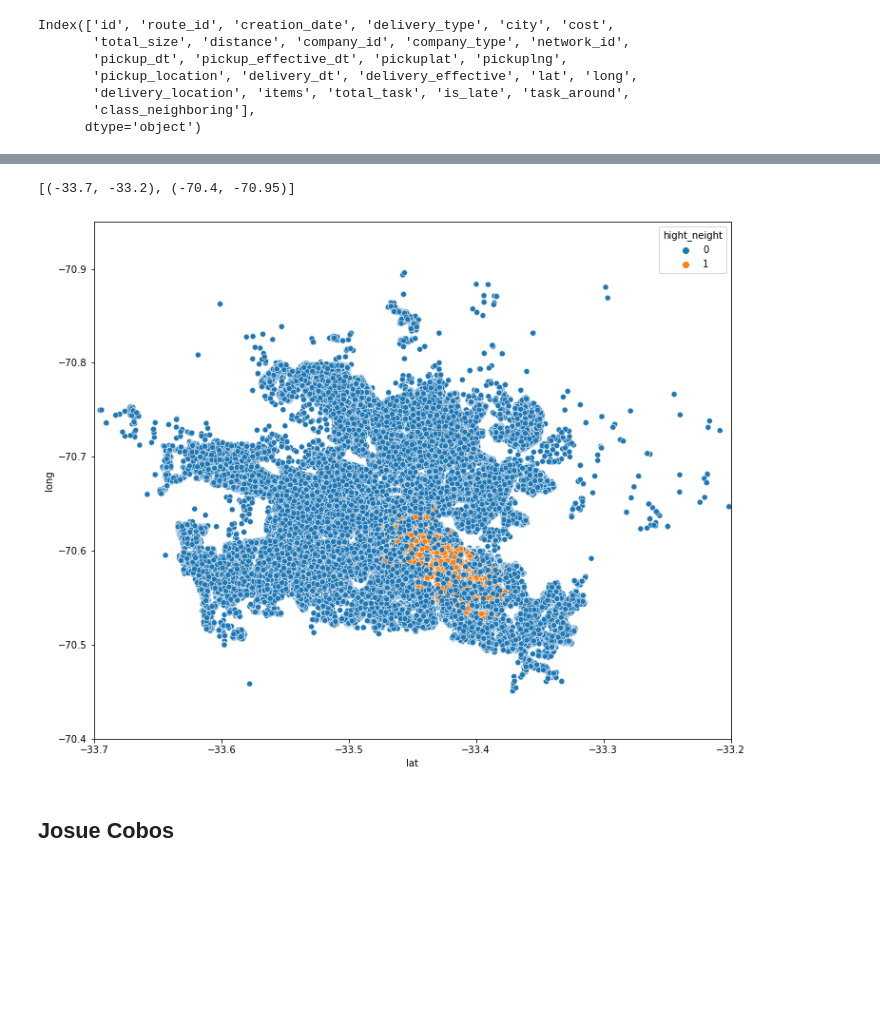
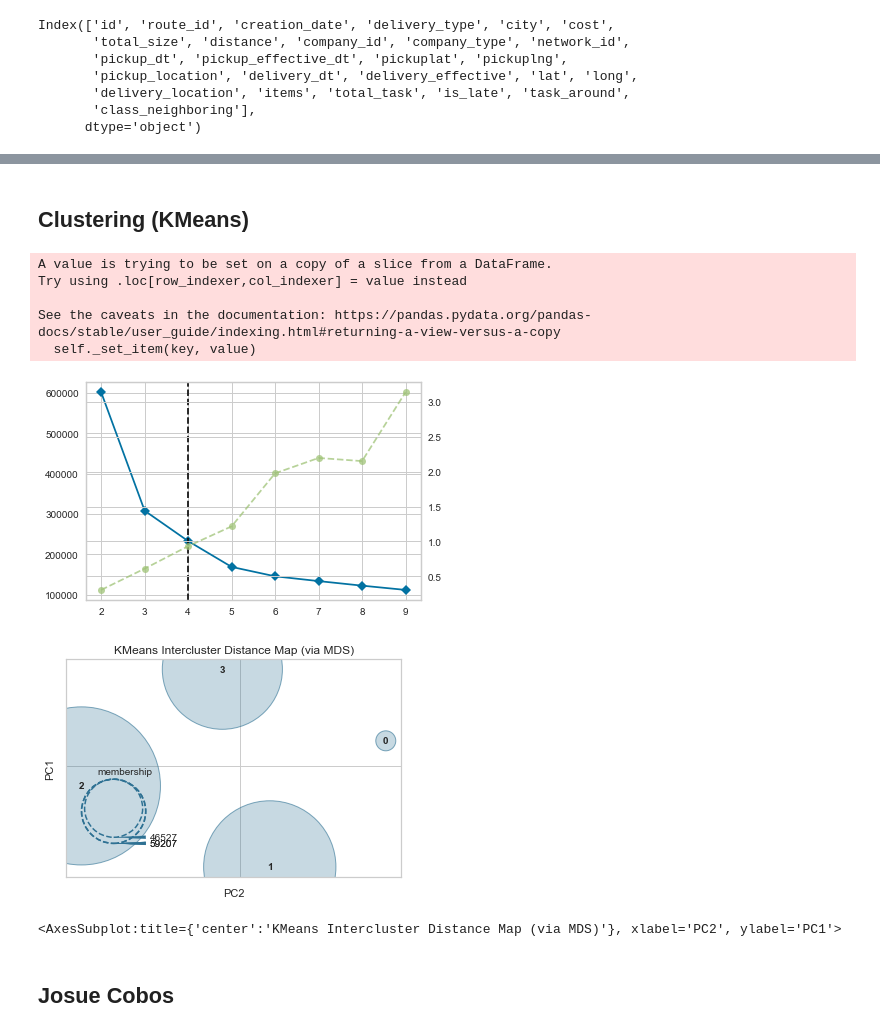
Before and after one commit to enmanuel-mag/ICD-Proyect, a Jupyter notebook: Proyect/notebooks/icd.ipynb, the cells around one changed output, grey strips where cells are left out. Saved outputs shown, nothing was run; the diff lists cells and outputs as text; code cells hidden in the pictures; blank space fills up the shorter version.

Commit message:
Add initia clustering

```diff
--- a/Proyect/notebooks/icd.ipynb
+++ b/Proyect/notebooks/icd.ipynb
@@ -377,7 +349,58 @@ df_t['hight_neight'] = np.where((df['task_around'] >= 300) & (df['task_around']
-# %%
-plt.figure(figsize=(12,10))
-plt.tight_layout()
-sns.scatterplot(data=df_t[['hight_neight', 'lat', 'long']], x='lat', y='long', hue='hight_neight').set(xlim=(-33.7,-33.2), ylim=(-70.4,-70.95))
-# %% [output]
-[(-33.7, -33.2), (-70.4, -70.95)]
-[figure, removed]
+# %% [markdown]
+## Clustering (KMeans)
+# %%
+RAMDOM_SEED = 2048
+features = [
+  'delivery_type', 'total_size', 'distance',
+  'delivery_dt', 'lat', 'long', 'task_around',
+
+  'pickup_effective_dt', 'city', 'total_task', 'cost'
+]
+stad_cols = ['total_size', 'distance','task_around', 'cost']
+stad_dist = ['lat', 'long']
+stad_dt = ['delivery_dt', 'pickup_effective_dt']
+convert_std = True
+# %%
+dff = df[features]
+dff.delivery_type = df.delivery_type.astype('category').cat.codes
+dff.total_size = df.total_size.astype('category').cat.codes
+df.delivery_dt = df.delivery_dt.view('i8')
+df.pickup_effective_dt = df.pickup_effective_dt.view('i8')
+df.delivery_effective = df.delivery_effective.view('i8')
+
+if convert_std:
+  scaler = MinMaxScaler(feature_range=(0, 10))
+  df[stad_cols] = scaler.fit_transform(dff[stad_cols])
+
+  scaler_dist = MinMaxScaler(feature_range=(0, 10))
+  df[stad_dist] = scaler_dist.fit_transform(dff[stad_dist])
+
+  scaler_dt = MinMaxScaler(feature_range=(0, 1e4))
+  df[stad_dt] = scaler_dt.fit_transform(dff[stad_dt])
+# %% [output]
+A value is trying to be set on a copy of a slice from a DataFrame.
+Try using .loc[row_indexer,col_indexer] = value instead
+
+See the caveats in the documentation: https://pandas.pydata.org/pandas-docs/stable/user_guide/indexing.html#returning-a-view-versus-a-copy
+  self._set_item(key, value)
+# %%
+model = KMeans(init='k-means++', random_state=RAMDOM_SEED)
+try:
+  visualizer = KElbowVisualizer(model, k=(2,10), timings=True)
+  visualizer.fit(dff)
+  visualizer
+except:
+  pass
+# %% [output]
+[figure, added]
+# %%
+model = KMeans(n_clusters=visualizer.elbow_value_, init='k-means++', random_state=RAMDOM_SEED)
+model.fit(dff)
+y_means = model.predict(dff)
+
+interDistance = InterclusterDistance(model, random_state=RAMDOM_SEED)
+interDistance.fit(dff)
+interDistance.show()
+# %% [output]
+[figure, added]
+<AxesSubplot:title={'center':'KMeans Intercluster Distance Map (via MDS)'}, xlabel='PC2', ylabel='PC1'>
```
Also changed, not shown: parts of 7 cells of this notebook, 1 other file.
